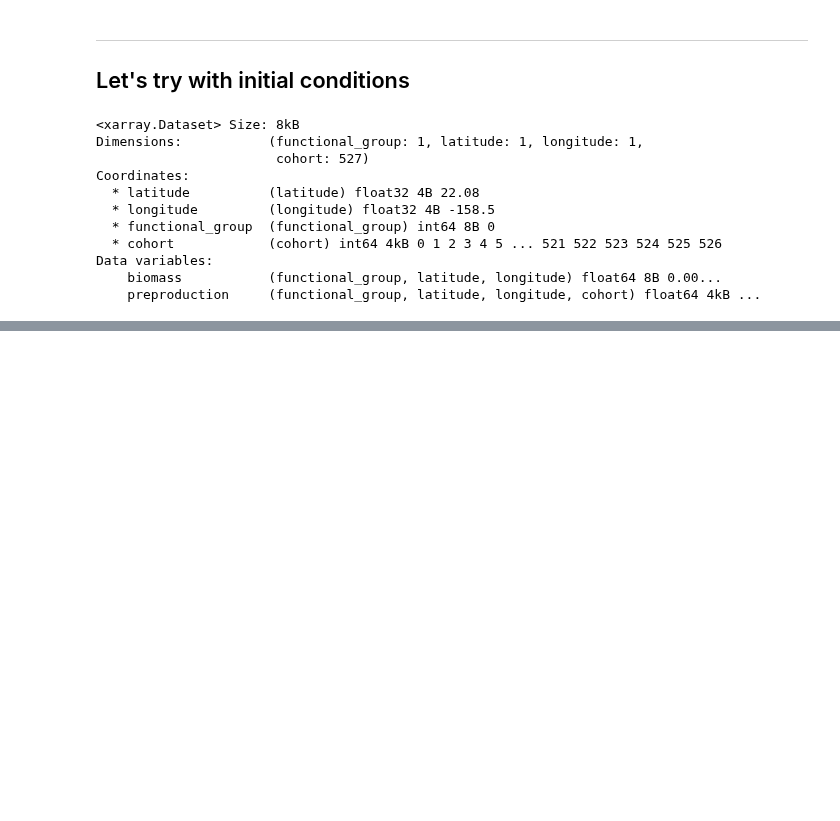
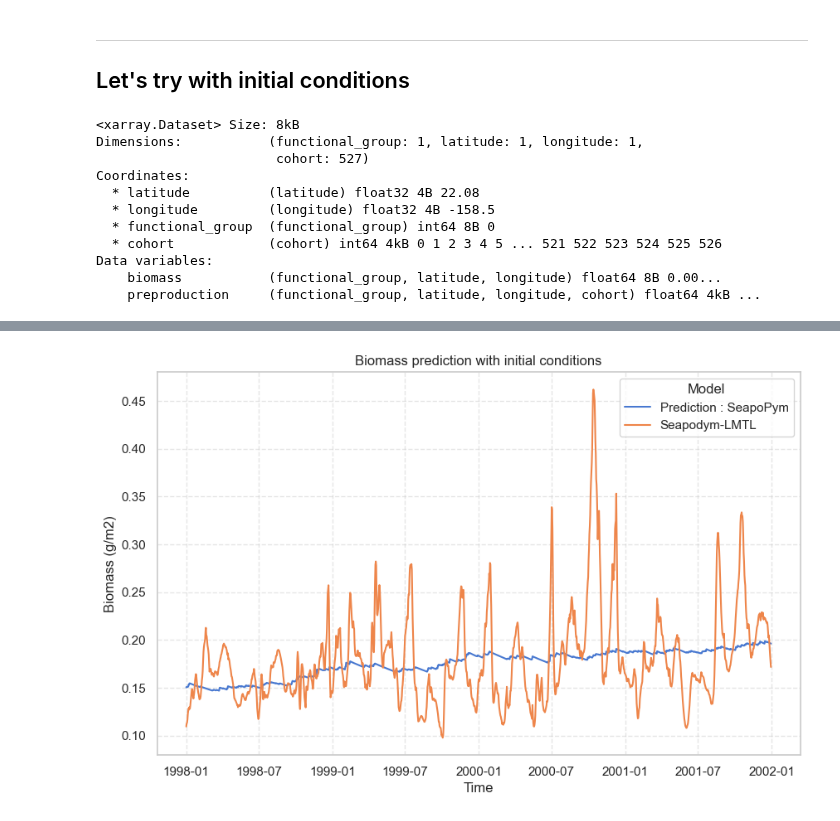
Before and after one commit to Ash12H/Seapopym, a Jupyter notebook: docs/source/notebooks/example_3d_lmtl_D3N3.ipynb, the cells around one changed output, grey strips where cells are left out. Saved outputs shown, nothing was run; the diff lists cells and outputs as text; code cells hidden in the pictures; blank space fills up the shorter version.

```diff
--- a/docs/source/notebooks/example_3d_lmtl_D3N3.ipynb
+++ b/docs/source/notebooks/example_3d_lmtl_D3N3.ipynb
@@ -213,15 +221,18 @@ lmtl_mnk = lmtl_mnk.mean(("latitude", "longitude"))
 # %%
 plot_with_init = pd.DataFrame(
     {
         "Prediction : SeapoPym": biomass_results.rename("Prediction : SeapoPym").pint.dequantify().to_series(),
         "Seapodym-LMTL": lmtl_mnk["mnkc_lmeso"].pint.dequantify().to_series(),
     }
 )
 
-px.line(
-    plot_with_init,
-    x=plot_with_init.index,
-    y=["Prediction : SeapoPym", "Seapodym-LMTL"],
-    labels={"value": "Biomass (g/m2)", "variable": "Model"},
-    title="Biomass prediction",
-).show()
+plot_with_init = plot_with_init.reset_index().melt(id_vars="time", var_name="Model", value_name="Biomass (g/m2)")
+plt.figure(figsize=(10, 6))
+sns.lineplot(data=plot_with_init, x="time", y="Biomass (g/m2)", hue="Model")
+plt.title("Biomass prediction with initial conditions")
+plt.xlabel("Time")
+plt.ylabel("Biomass (g/m2)")
+plt.legend(title="Model")
+plt.show()
+# %% [output]
+[figure, added]
```
Also changed, not shown: parts of 5 cells of this notebook, 2 other files.
